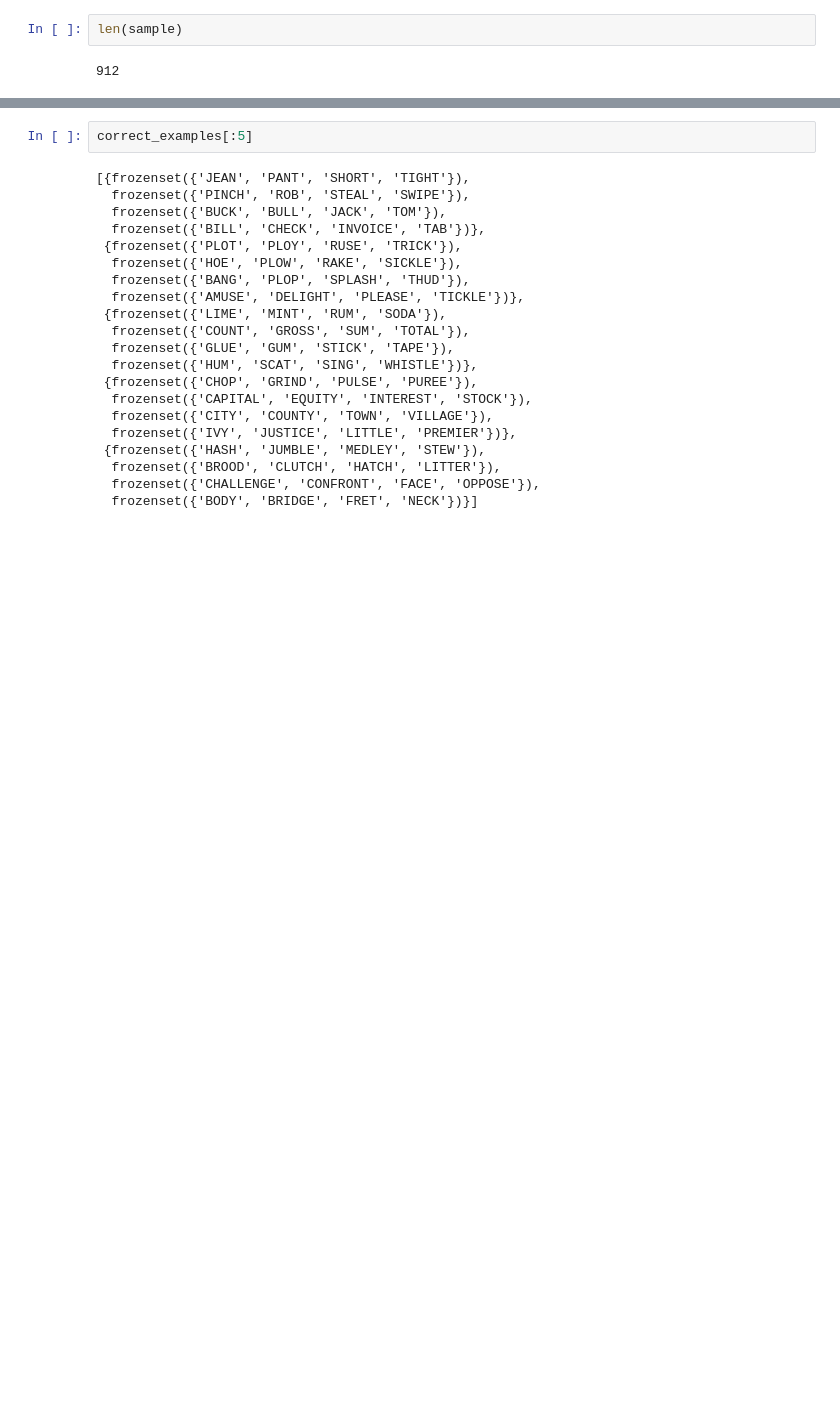
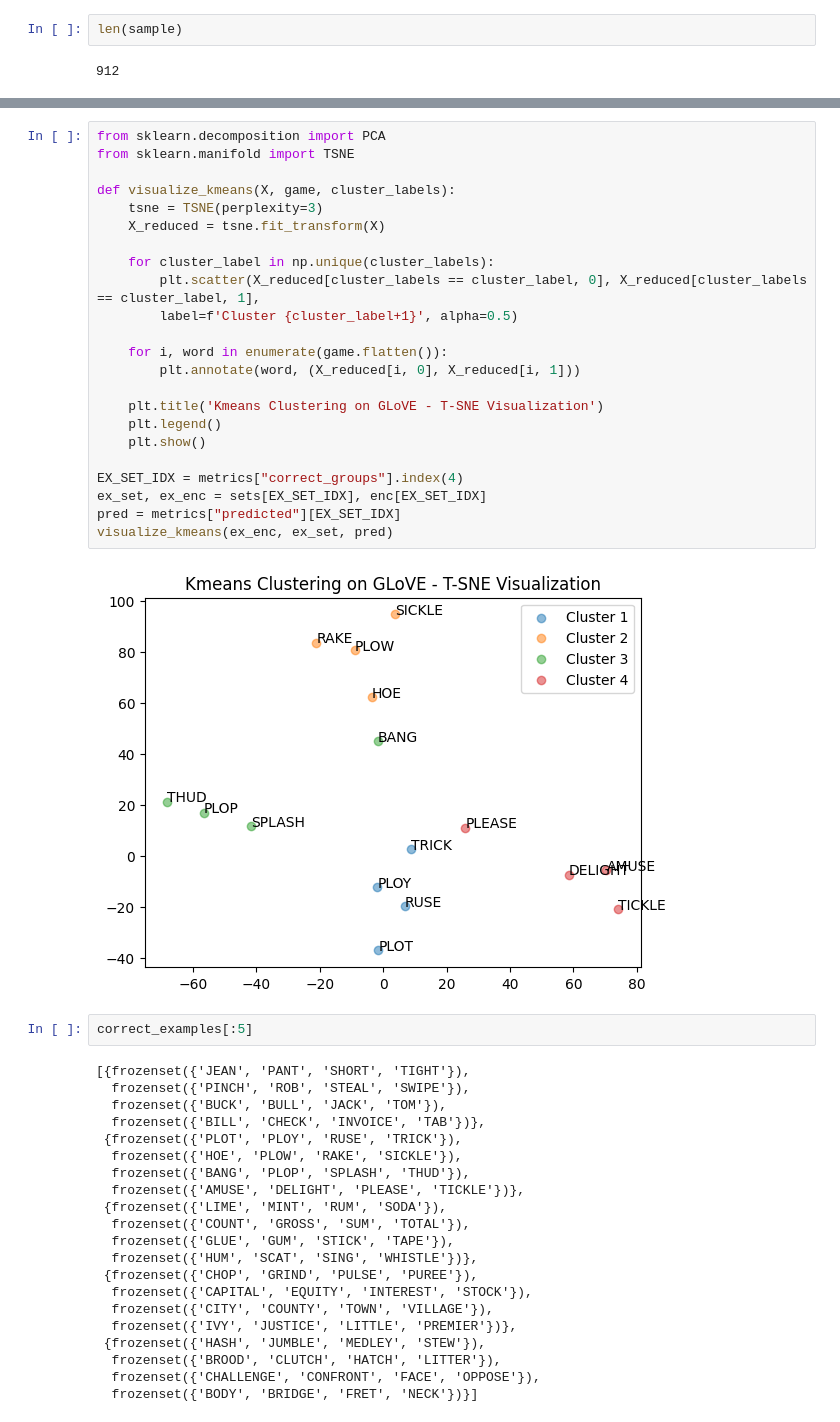
Before and after one commit to BenjaminHinchliff/CSC480-nyt-connections, a Jupyter notebook: glove.ipynb, the cells around one changed output, grey strips where cells are left out. Drawn from its saved outputs; the diff is of its cells as text; blank space fills up the shorter version.

```diff
--- a/glove.ipynb
+++ b/glove.ipynb
@@ -130,3 +139,28 @@ avg sets correct: 0.9868421052631579
+# %%
+from sklearn.decomposition import PCA
+from sklearn.manifold import TSNE
+
+def visualize_kmeans(X, game, cluster_labels):
+    tsne = TSNE(perplexity=3)
+    X_reduced = tsne.fit_transform(X)
+
+    for cluster_label in np.unique(cluster_labels):
+        plt.scatter(X_reduced[cluster_labels == cluster_label, 0], X_reduced[cluster_labels == cluster_label, 1],
+        label=f'Cluster {cluster_label+1}', alpha=0.5)
+
+    for i, word in enumerate(game.flatten()):
+        plt.annotate(word, (X_reduced[i, 0], X_reduced[i, 1]))
+
+    plt.title('Kmeans Clustering on GLoVE - T-SNE Visualization')
+    plt.legend()
+    plt.show()
+
+EX_SET_IDX = metrics["correct_groups"].index(4)
+ex_set, ex_enc = sets[EX_SET_IDX], enc[EX_SET_IDX]
+pred = metrics["predicted"][EX_SET_IDX]
+visualize_kmeans(ex_enc, ex_set, pred)
+# %% [output]
+[figure, added]
 # %%
 correct_examples[:5]
 # %% [output]
```
Also changed, not shown: parts of 5 cells of this notebook, 2 other files.
